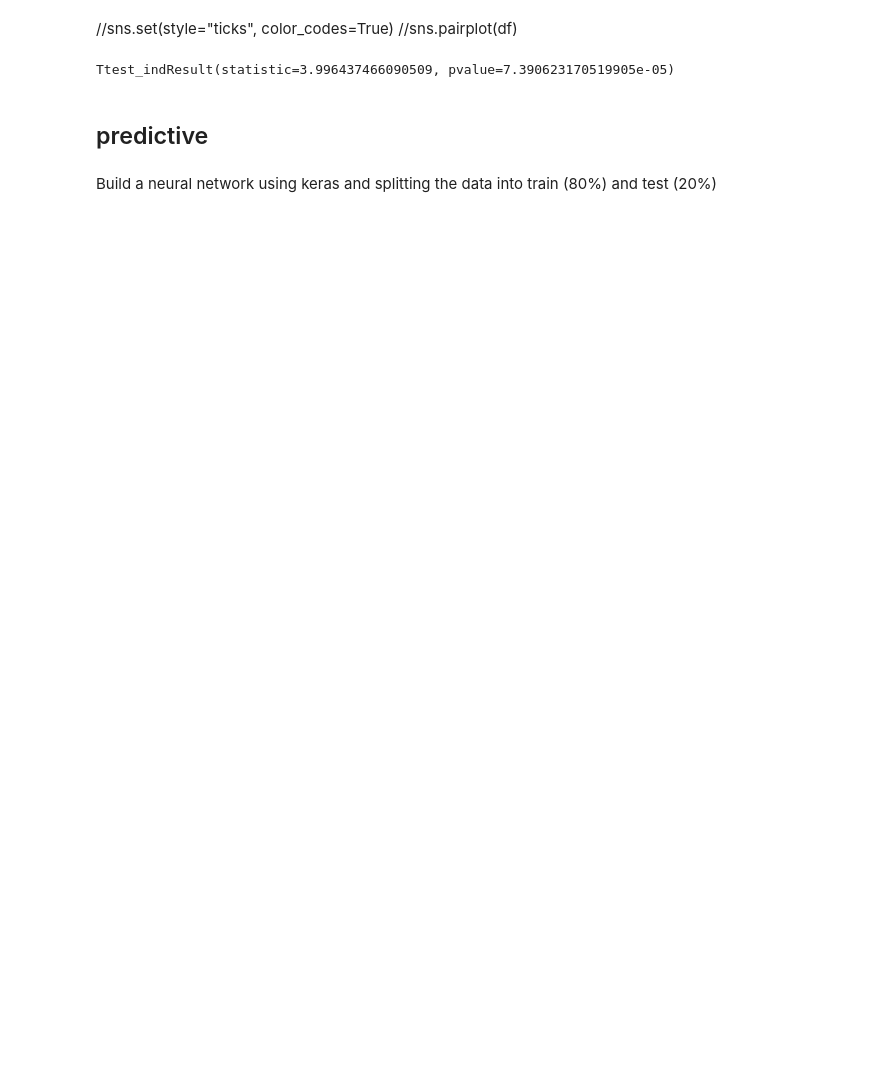
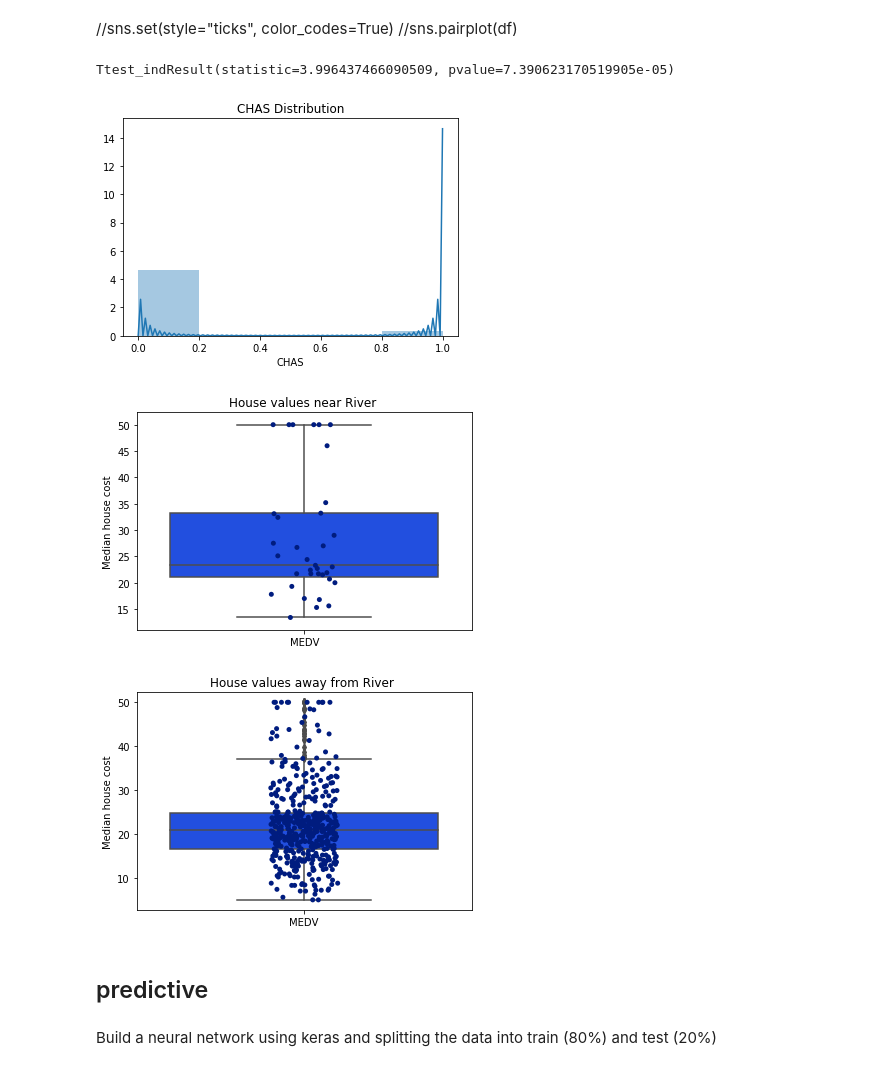
Before and after one commit to Hudsonsue/machine-learning, a Jupyter notebook: Machine Learning - Assessment.ipynb, the cells around one changed output. Cells and saved outputs as stored; diff of their text form; code cells hidden in the pictures; blank space fills up the shorter version.

```diff
--- a/Machine Learning - Assessment.ipynb
+++ b/Machine Learning - Assessment.ipynb
@@ -137,6 +140,30 @@ ss.ttest_ind(n,f)
 # result obtained causes me to reject the hypothesis
 # %% [output]
 Ttest_indResult(statistic=3.996437466090509, pvalue=7.390623170519905e-05)
+# %%
+sns.distplot(df["CHAS"], bins=5).set_title ("CHAS Distribution")
+plt.show()
+
+
+df4 = pd.DataFrame(data = dfnear, columns = [ 'MEDV'] )
+sns.boxplot(x="variable", y="value", data= pd.melt(df4), palette="bright").set_title("House values near River ")
+sns.stripplot(x="variable", y="value", data= pd.melt(df4), palette="dark").set_title("House values near River ")
+plt.ylabel('Median house cost')
+plt.xlabel('')
+plt.show()
+
+
+df5 = pd.DataFrame(data = dffar, columns = [ 'MEDV'] )
+sns.stripplot (x="variable", y="value", data= pd.melt(df5), palette="dark").set_title("House values away from River ")
+
+sns.boxplot(x="variable", y="value", data= pd.melt(df5), palette="bright").set_title("House values away from River ")
+plt.ylabel('Median house cost')
+plt.xlabel('')
+plt.show()
+# %% [output]
+[figure, added]
+[figure, added]
+[figure, added]
 # %% [markdown]
 ## predictive
 # %% [markdown]
```
Also changed, not shown: parts of 13 cells of this notebook.
